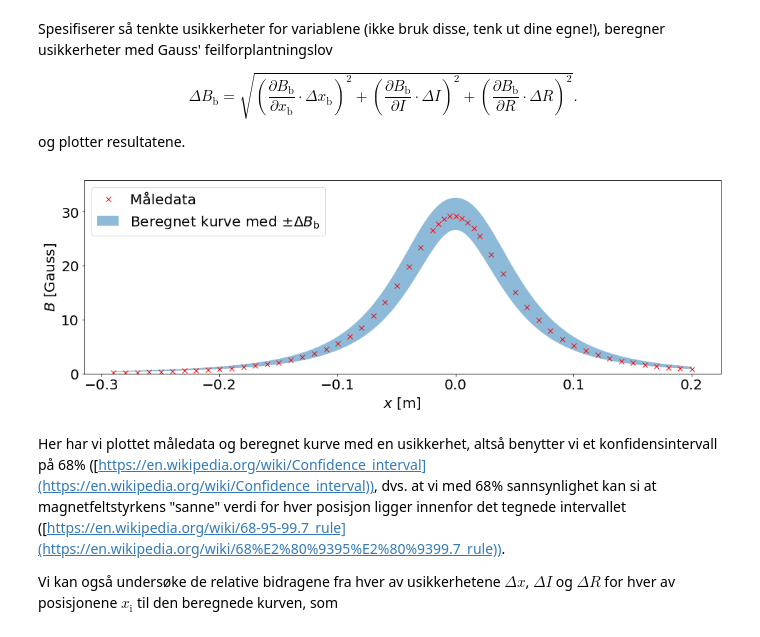
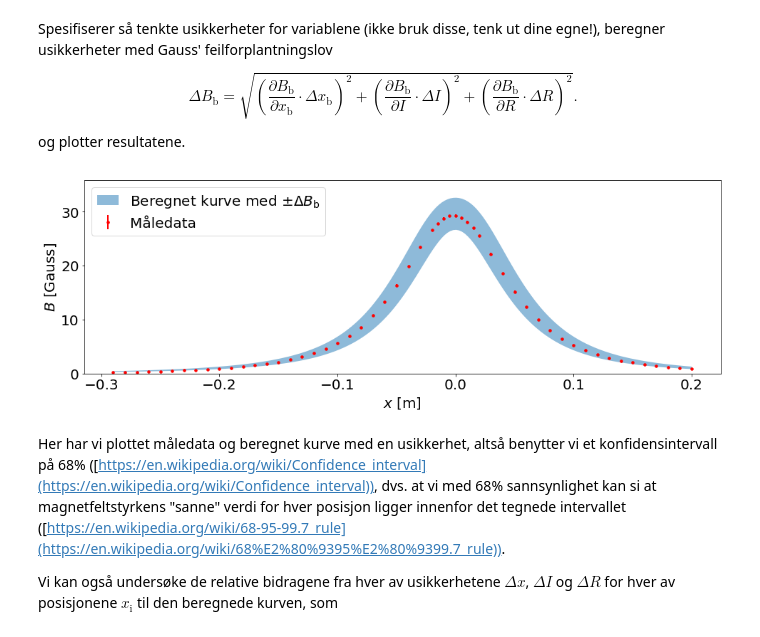
Before and after one commit to hakonanes/jupyter-notebooks, a Jupyter notebook: tea-edu/usikkerhetsanalyse_biotsavart_fy1003_20180218.ipynb, the cells around one changed output. Drawn from its saved outputs; the diff is of its cells as text; code cells hidden in the pictures.

Commit message:
Add errobars to measurements from Gaussmeter

```diff
--- a/tea-edu/usikkerhetsanalyse_biotsavart_fy1003_20180215.ipynb
+++ b/tea-edu/usikkerhetsanalyse_biotsavart_fy1003_20180218.ipynb
@@ -55,8 +55,8 @@ kort_spole
 # %% [markdown]
 Da partiellderiverer vi med hensyn på f.eks. $x$, $I$ og $R$ og legger uttrykkene i en liste. For å sjekke om det faktisk er så lett som det ser ut skriver vi $\partial B/\partial I$ til skjerm.
 # %%
-dBkd = [sp.diff(kort_spole, x), sp.diff(kort_spole, I), sp.diff(kort_spole, R)]
-dBkd[1]
+dBbd = [sp.diff(kort_spole, x), sp.diff(kort_spole, I), sp.diff(kort_spole, R)]
+dBbd[1]
 # %% [output]
 [figure]
 # %% [markdown]
@@ -108,42 +108,41 @@ deltaxb = 0.01  # [m]
 deltaIb = 0.01  # [A]
 deltaRb = 0.007  # [m]
 
-# Legger dem i en liste i samme rekkefølge (! VIKTIG!) som dBkd
+# Legger dem i en liste i samme rekkefølge (! VIKTIG!) som dBed
 deltas = [deltaxb, deltaIb, deltaRb]
 
-# Usikkerhet for gaussmeteret for eksperimentelle måledata (tenk gjennom denne selv, ikke bruk
-# blindt!)
-deltaBe = 1  # [Gauss]
+# Usikkerhet for gaussmeteret for eksperimentelle måledata (som oppgitt i kap. 3.3 i labheftet)
+deltaBe = np.around(Be*0.004 + 0.001*100 + 0.01, decimals=2)  # [Gauss]
 
-# Definerer et array av samme form som Bk
+# Definerer et array av samme form som Be
 deltaBb = np.zeros(xb.shape)
 
 # Beregner usikkerhetene for hver av måleposisjonene. Én iterasjon, én deltaB(x_i).
 for i in range(len(xb)):
 
     # Benytter list comprehension her, se f.eks.
     # http://www.secnetix.de/olli/Python/list_comprehensions.hawk
     # Eksempel syntaks: variabel = [en operasjon for i in range(3)]
     # Hva vi gjør (fra innerst til ytterst i linjen):
     #   1. Med dBkd[j].subs() bytter vi ut variablene N, I, mu0, R og x med tallverdier. x endrer seg
     #      for hver i-iterasjon i den ytre løkken.
     #   2. Kvadrerer
     #   3. Summerer de tre leddene ()^2
-    deltaBb[i] = np.sum([(dBkd[j].subs([(N, 330), (I, 1), (mu0, 4*np.pi*1e-7), (R, 0.07),
+    deltaBb[i] = np.sum([(dBbd[j].subs([(N, 330), (I, 1), (mu0, 4*np.pi*1e-7), (R, 0.07),
                                         (x, xb[i])])*deltas[j])**2 for j in range(len(deltas))])
     # Så tar vi roten og gjør om fra Tesla til Gauss
     deltaBb[i] = np.sqrt(deltaBb[i])*1e4
 
 # Plotter
 plt.fill_between(xb, Bb - 1*deltaBb, Bb + 1*deltaBb,
                  label='Beregnet kurve med $\pm \Delta B_\mathrm{b}$', alpha=0.5)
-plt.plot(xe, Be, 'rx', label='Måledata')
+plt.errorbar(xe, Be, yerr=deltaBe, fmt='r.', label='Måledata')
 plt.ylim([0, 1.1*np.max(Bb + deltaBb)])
 plt.xlabel('$x$ [m]')
 plt.ylabel('$B$ [Gauss]')
 plt.legend(loc='upper left');
 # %% [output]
-[figure, old version]
+[figure, new version]
 # %% [markdown]
 Her har vi plottet måledata og beregnet kurve med en usikkerhet, altså benytter vi et konfidensintervall på 68% ([https://en.wikipedia.org/wiki/Confidence_interval](https://en.wikipedia.org/wiki/Confidence_interval)), dvs. at vi med 68% sannsynlighet kan si at magnetfeltstyrkens "sanne" verdi for hver posisjon ligger innenfor det tegnede intervallet ([https://en.wikipedia.org/wiki/68-95-99.7_rule](https://en.wikipedia.org/wiki/68%E2%80%9395%E2%80%9399.7_rule)).
 
```
Also changed, not shown: parts of 2 cells of this notebook.
